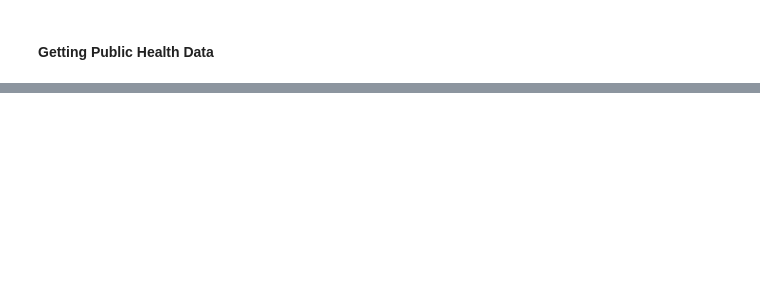
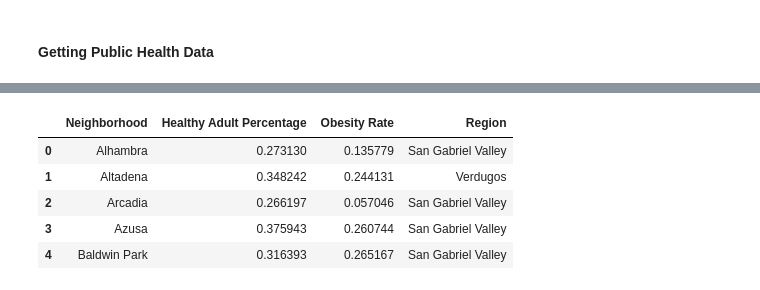
Before and after one commit to tomthomas/Capstone_project_neighborhood_health_analysis, a Jupyter notebook: Capstone_BOTN_TomT.ipynb, the cells around one changed output, grey strips where cells are left out. Drawn from its saved outputs; the diff is of its cells as text; code cells hidden in the pictures; blank space fills up the shorter version.

```diff
--- a/Capstone_BOTN_TomT.ipynb
+++ b/Capstone_BOTN_TomT.ipynb
@@ -45,6 +45,10 @@ from sklearn.cluster import KMeans
 print("Import complete!")
 # %% [output]
 Import complete!
+# %%
+# De-limit displayed rows and columns
+pd.set_option('display.max_columns', None)
+pd.set_option('display.max_rows', None)
 # %% [markdown]
 #### Getting Neighborhood Data
 # %% [markdown]
@@ -89,0 +144,12 @@ fit.head()
+# %%
+# Merge Neighborhood data and Public Health Data
+la_merged = pd.merge(health_data, la_list,on='Neighborhood', how= 'left')
+
+la_merged.head()
+# %% [output]
+|  | Neighborhood | Healthy Adult Percentage | Obesity Rate | Region |
+| 0 | Alhambra | 0.273130 | 0.135779 | San Gabriel Valley |
+| 1 | Altadena | 0.348242 | 0.244131 | Verdugos |
+| 2 | Arcadia | 0.266197 | 0.057046 | San Gabriel Valley |
+| 3 | Azusa | 0.375943 | 0.260744 | San Gabriel Valley |
+| 4 | Baldwin Park | 0.316393 | 0.265167 | San Gabriel Valley |
```
Also changed, not shown: parts of 55 cells of this notebook.
